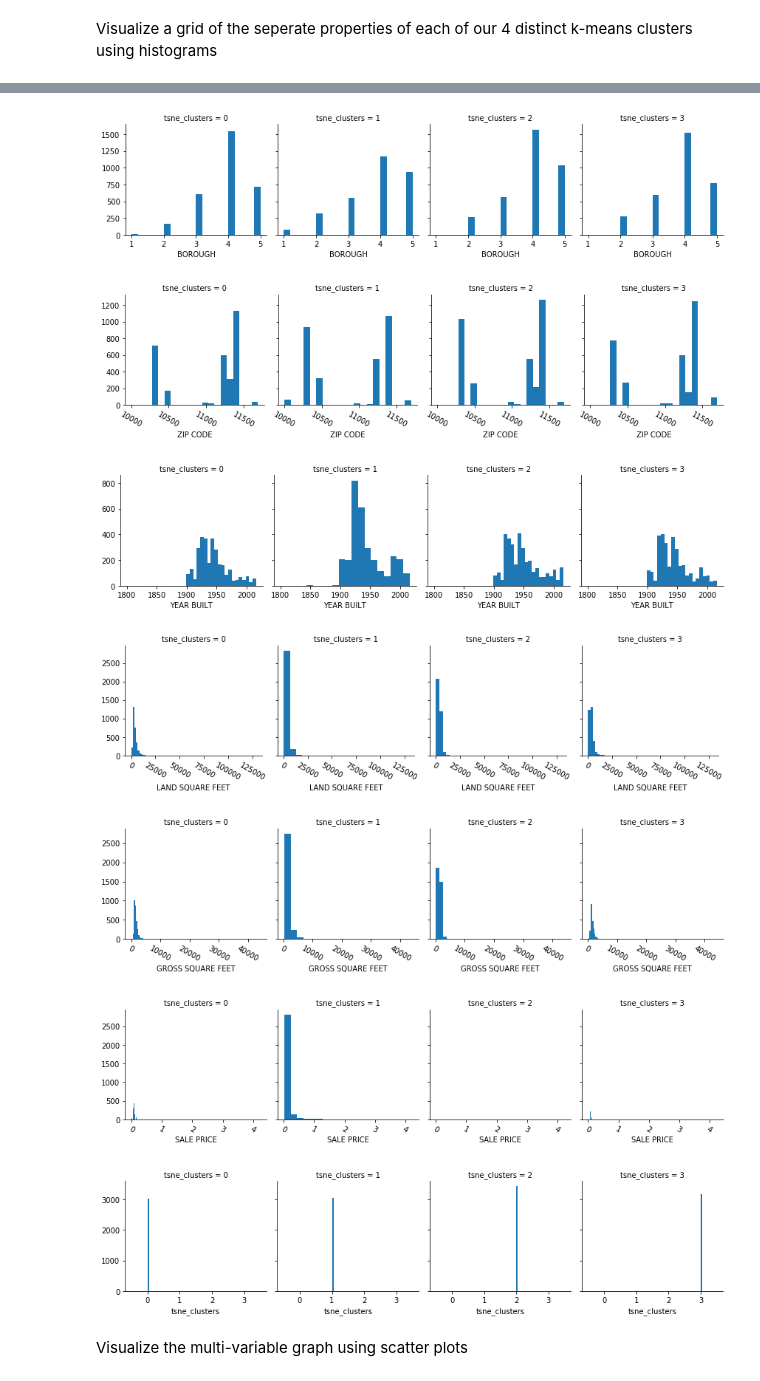
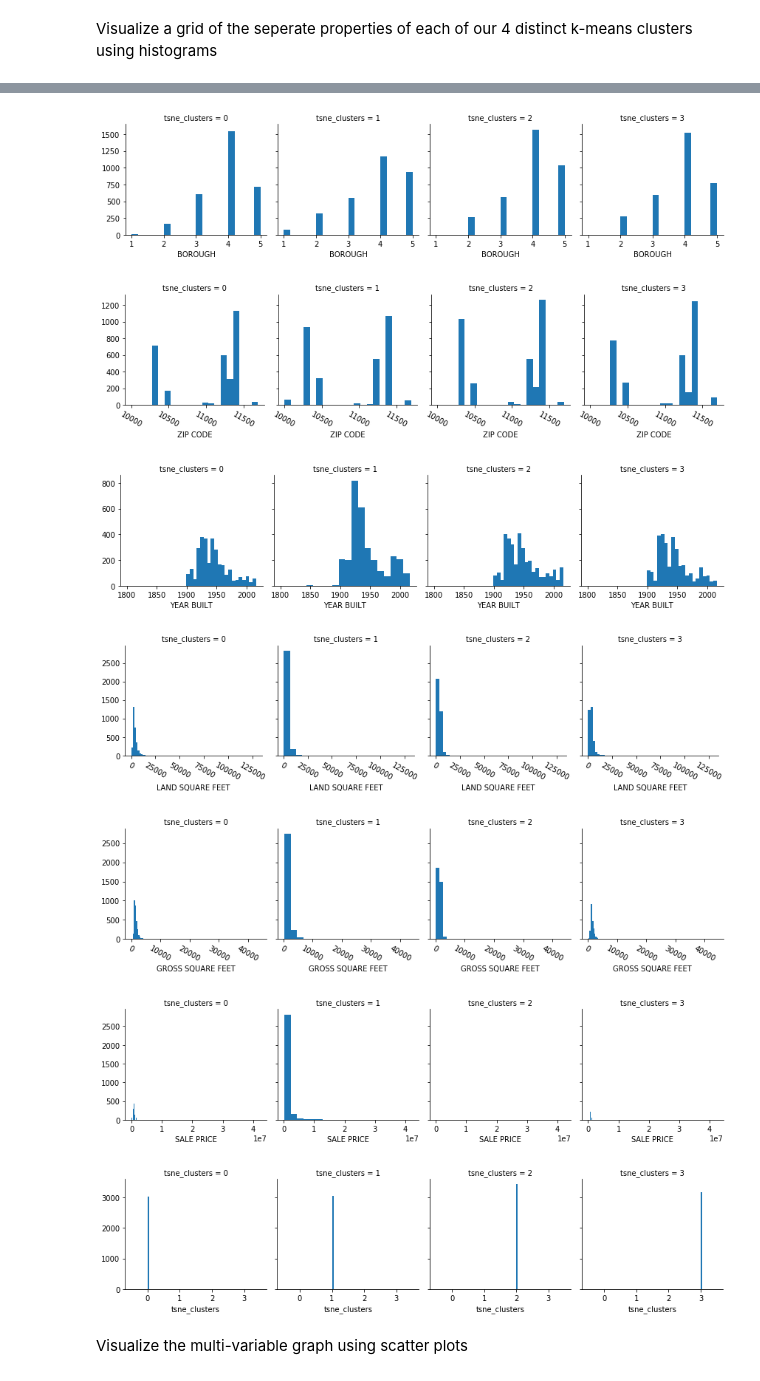
Before and after one commit to ModarAljundi/CS-Capstone-NYC-App, a Jupyter notebook: ModarAljundi-app.ipynb, the cells around one changed output, grey strips where cells are left out. Saved outputs shown, nothing was run; the diff lists cells and outputs as text; code cells hidden in the pictures.

```diff
--- a/ModarAljundi-app.ipynb
+++ b/ModarAljundi-app.ipynb
@@ -174,42 +179,39 @@ No handles with labels found to put in legend.
 Visualize a grid of the seperate properties of each of our 4 distinct k-means clusters using histograms
 # %%
 import math
+import matplotlib.ticker
 import seaborn as sns
 
 cluster_tsne_profile = pd.merge(df, clusters_tsne_scale['tsne_clusters'], left_index=True, right_index=True)
 
 from functools import partial
 bin_hist = partial(plt.hist,bins=20)
 bin_hist.__name__ = "bin_hist"
 bin_hist.__module__ = plt.hist.__module__
 
 for c in cluster_tsne_profile:
 
     # sale month is for regression only, we use sale date instead
     if(c == "SALE MONTH" or c == "RESIDENTIAL UNITS"):
         continue
 
     grid = sns.FacetGrid(cluster_tsne_profile, col='tsne_clusters')
     grid.map(bin_hist, c)
 
-    if(c == "SALE PRICE"):
-        #grid.ticklabel_format(style='plain', axis='x')
-        grid.set_xticklabels(rotation=-30,style='normal')
-
     if(c == "SALE DATE" or c == "ZIP CODE" or c == "LAND SQUARE FEET" or c == "GROSS SQUARE FEET"):
         grid.set_xticklabels(rotation=-30)
 
     if(c == "BUILDING CLASS AT TIME OF SALE"):
         grid.set_xticklabels(fontsize=7)
 # %% [output]
 [figure]
 [figure]
 [figure]
 [figure]
 [figure]
 [figure]
 [figure]
-[figure, old version]
+[figure, new version]
 [figure]
 # %% [markdown]
 Visualize the multi-variable graph using scatter plots
```
Also changed, not shown: parts of 1 cell of this notebook.
